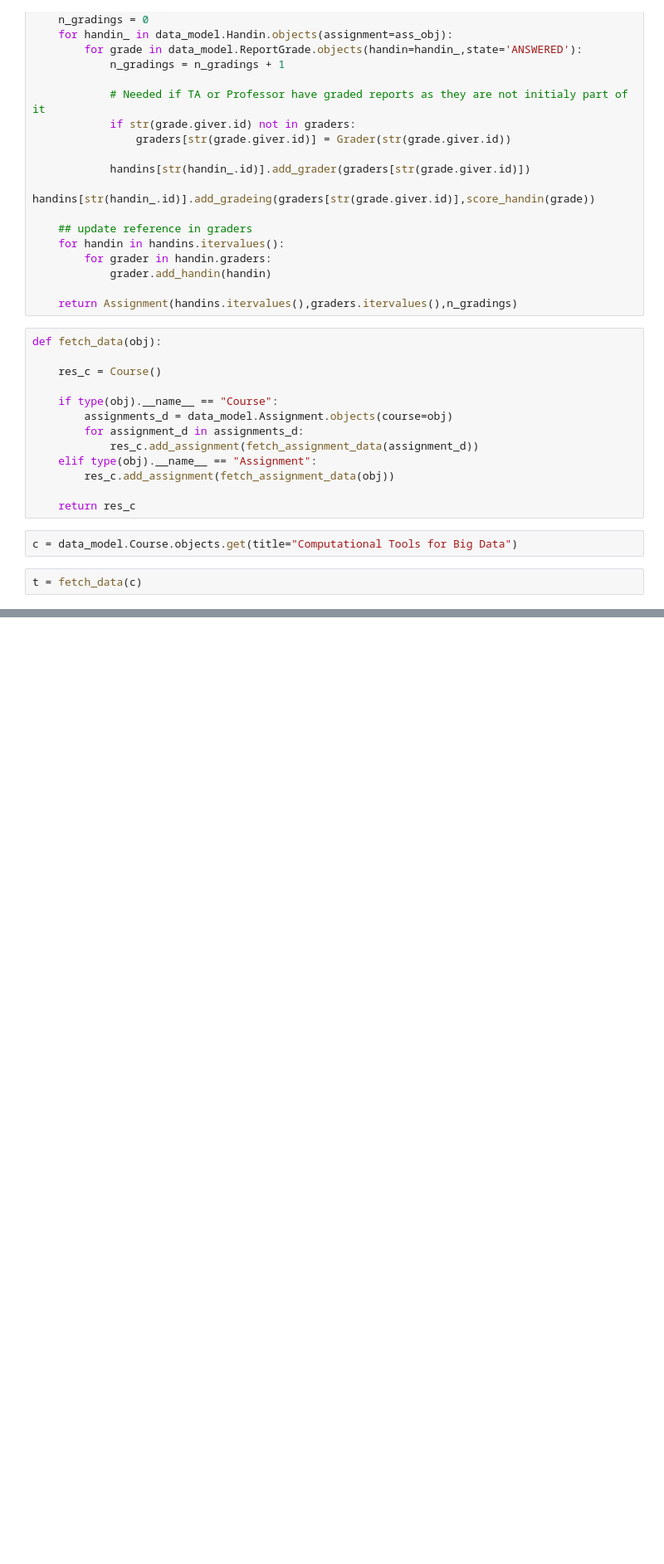
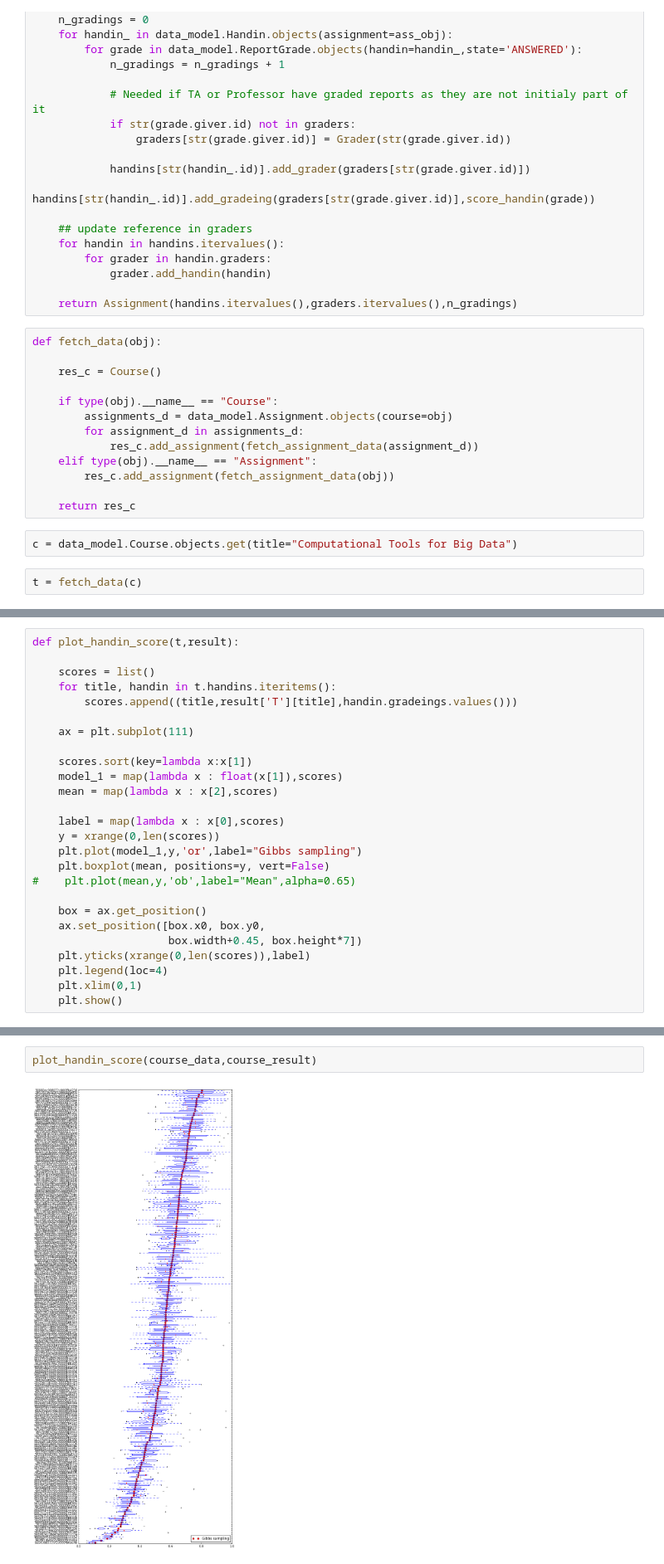
Before and after one commit to TomMalow/pymcmodels, a Jupyter notebook: ImplementationTestPeergradeGibbs.ipynb, the cells around one changed output, grey strips where cells are left out. Shown at 83% size. Saved outputs shown, nothing was run; the diff lists cells and outputs as text; blank space fills up the shorter version.

```diff
--- a/ImplementationTestPeergradeGibbs.ipynb
+++ b/ImplementationTestPeergradeGibbs.ipynb
@@ -283,0 +310,26 @@ KeyboardInterrupt:
+# %%
+def plot_handin_score(t,result):
+
+    scores = list()
+    for title, handin in t.handins.iteritems():
+        scores.append((title,result['T'][title],handin.gradeings.values()))
+
+    ax = plt.subplot(111)
+
+    scores.sort(key=lambda x:x[1])
+    model_1 = map(lambda x : float(x[1]),scores)
+    mean = map(lambda x : x[2],scores)
+
+    label = map(lambda x : x[0],scores)
+    y = xrange(0,len(scores))
+    plt.plot(model_1,y,'or',label="Gibbs sampling")
+    plt.boxplot(mean, positions=y, vert=False)
+#    plt.plot(mean,y,'ob',label="Mean",alpha=0.65)
+
+    box = ax.get_position()
+    ax.set_position([box.x0, box.y0,
+                     box.width+0.45, box.height*7])
+    plt.yticks(xrange(0,len(scores)),label)
+    plt.legend(loc=4)
+    plt.xlim(0,1)
+    plt.show()
@@ -283,0 +361,4 @@ KeyboardInterrupt:
+# %%
+plot_handin_score(course_data,course_result)
+# %% [output]
+[figure, added]
```
Also changed, not shown: parts of 62 cells of this notebook.
